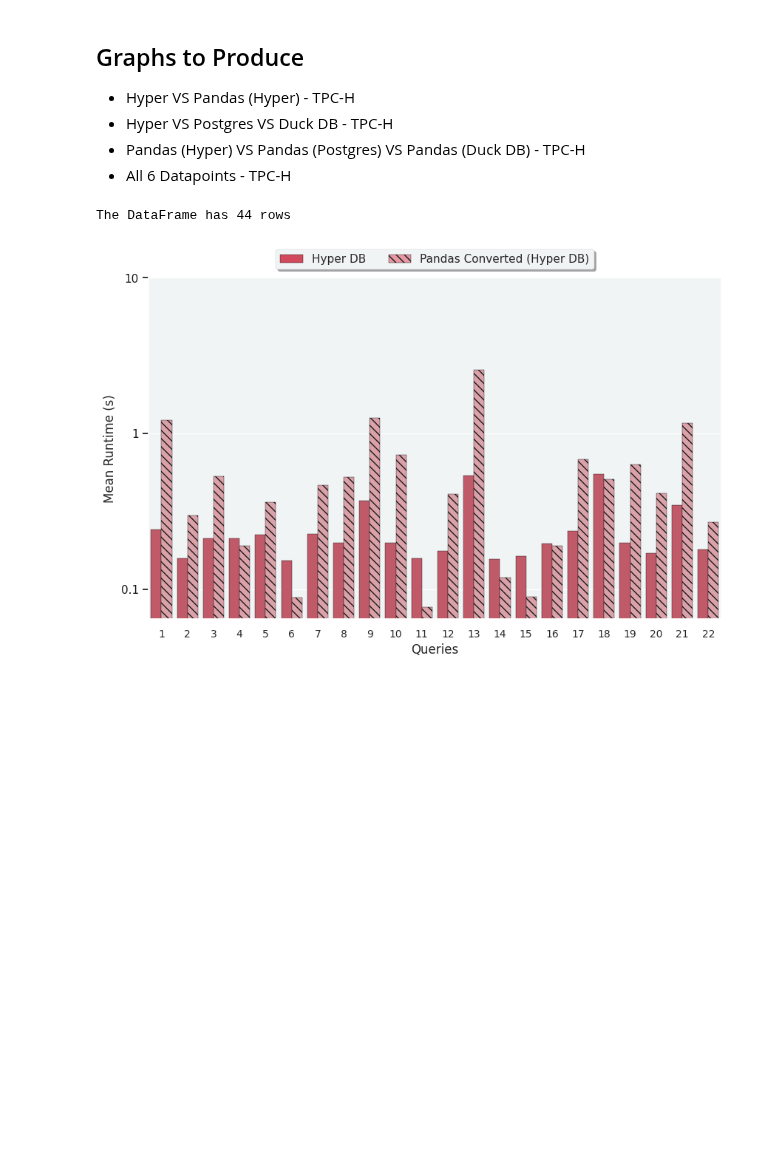
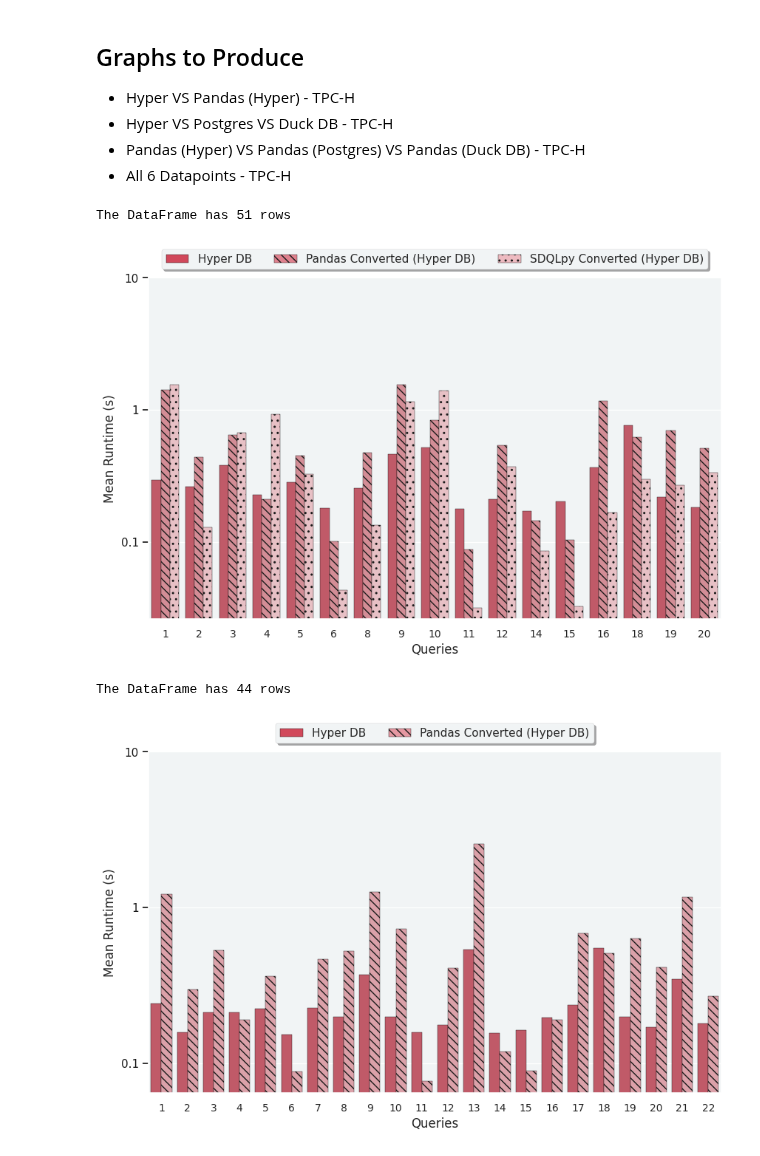
Before and after one commit to groegercesg/QueryBridge, a Jupyter notebook: benchmarking/notebooks/year2_analysis.ipynb, the cells around one changed output. Saved outputs shown, nothing was run; the diff lists cells and outputs as text; code cells hidden in the pictures; blank space fills up the shorter version.

Commit message:
Ran all supported queries through benchmark and generated graphs

```diff
--- a/benchmarking/notebooks/year2_analysis.ipynb
+++ b/benchmarking/notebooks/year2_analysis.ipynb
@@ -124,7 +124,8 @@ class DBColors(Enum):
     POSTGRES = "#edae49"
     PD_POSTGRES = scale_lightness("#edae49", scale_amount)
     HYPER = "#d1495b"
-    PD_HYPER = scale_lightness("#d1495b", scale_amount)
+    PD_HYPER = scale_lightness("#d1495b", 1.25)
+    SDQL_HYPER = scale_lightness("#d1495b", 1.50)
     DUCK = "#00798c"
     PD_DUCK = scale_lightness(handle_colour('tab:green'), scale_amount)
 # %% [markdown]
@@ -133,6 +134,22 @@ class DBColors(Enum):
 - Hyper VS Postgres VS Duck DB - TPC-H
 - Pandas (Hyper) VS Pandas (Postgres) VS Pandas (Duck DB) - TPC-H
 - All 6 Datapoints - TPC-H
+# %%
+# Hyper VS Pandas (Hyper) - TPC-H
+hyper_vs_pd_vs_sdqlpy = results[results["Query Type"].isin(["Hyper DB", "Pandas Converted (Hyper DB)", "SDQLpy Converted (Hyper DB)"])]
+hyper_order = ["Hyper DB", "Pandas Converted (Hyper DB)", "SDQLpy Converted (Hyper DB)"]
+hyper_color = [DBColors.HYPER.value, DBColors.PD_HYPER.value, DBColors.SDQL_HYPER.value]
+hyper_hatch = [None, "\\\\\\", ".."]
+hyper_filename = "../analysis_results/hyper_sdqlpy_pandas_compare_queries.jpg"
+
+make_compare_graph(hyper_vs_pd_vs_sdqlpy,
+                   hyper_order,
+                   hyper_color,
+                   hyper_hatch,
+                   hyper_filename)
+# %% [output]
+The DataFrame has 51 rows
+[figure, added]
 # %%
 # Hyper VS Pandas (Hyper) - TPC-H
 hyper_vs_hyper_pd = results[results["Query Type"].isin(["Hyper DB", "Pandas Converted (Hyper DB)"])]
```
Also changed, not shown: parts of 4 cells of this notebook, 5 other files.
